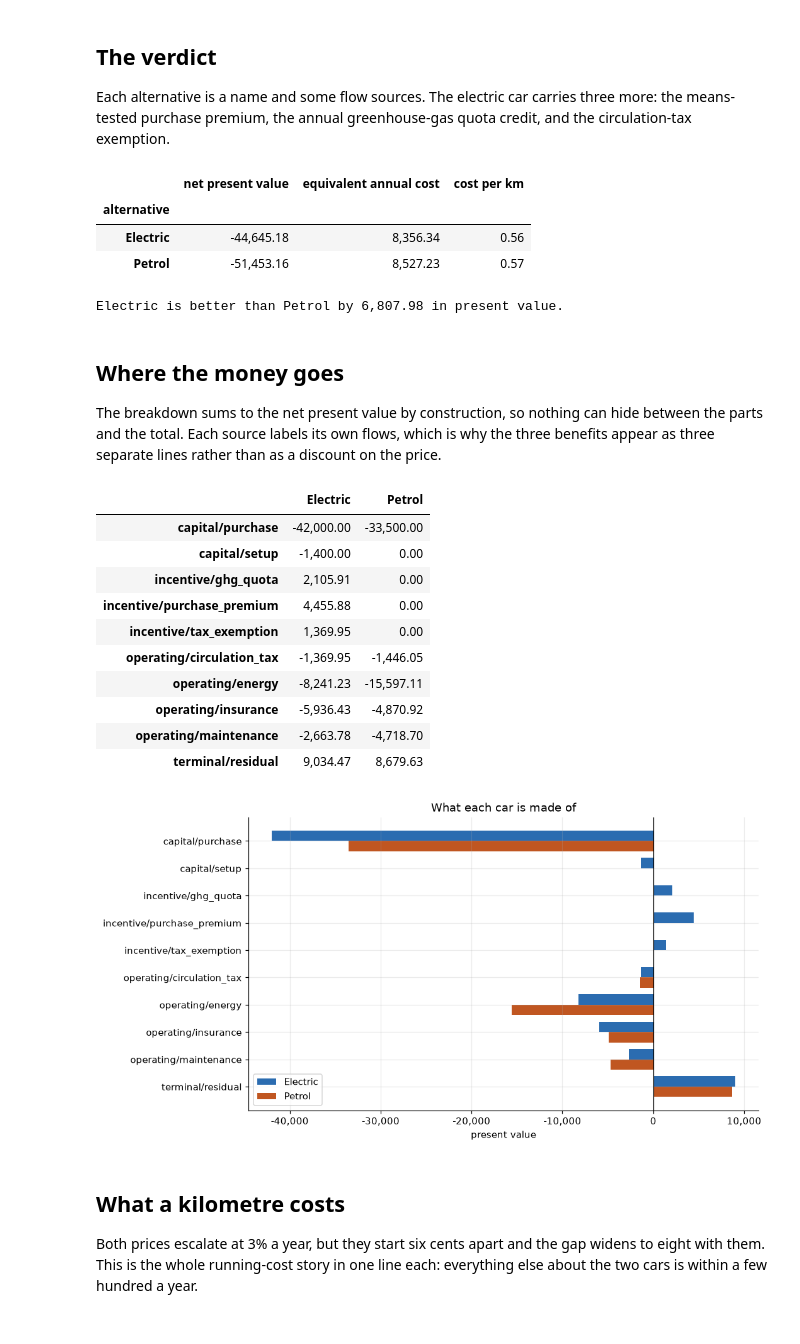
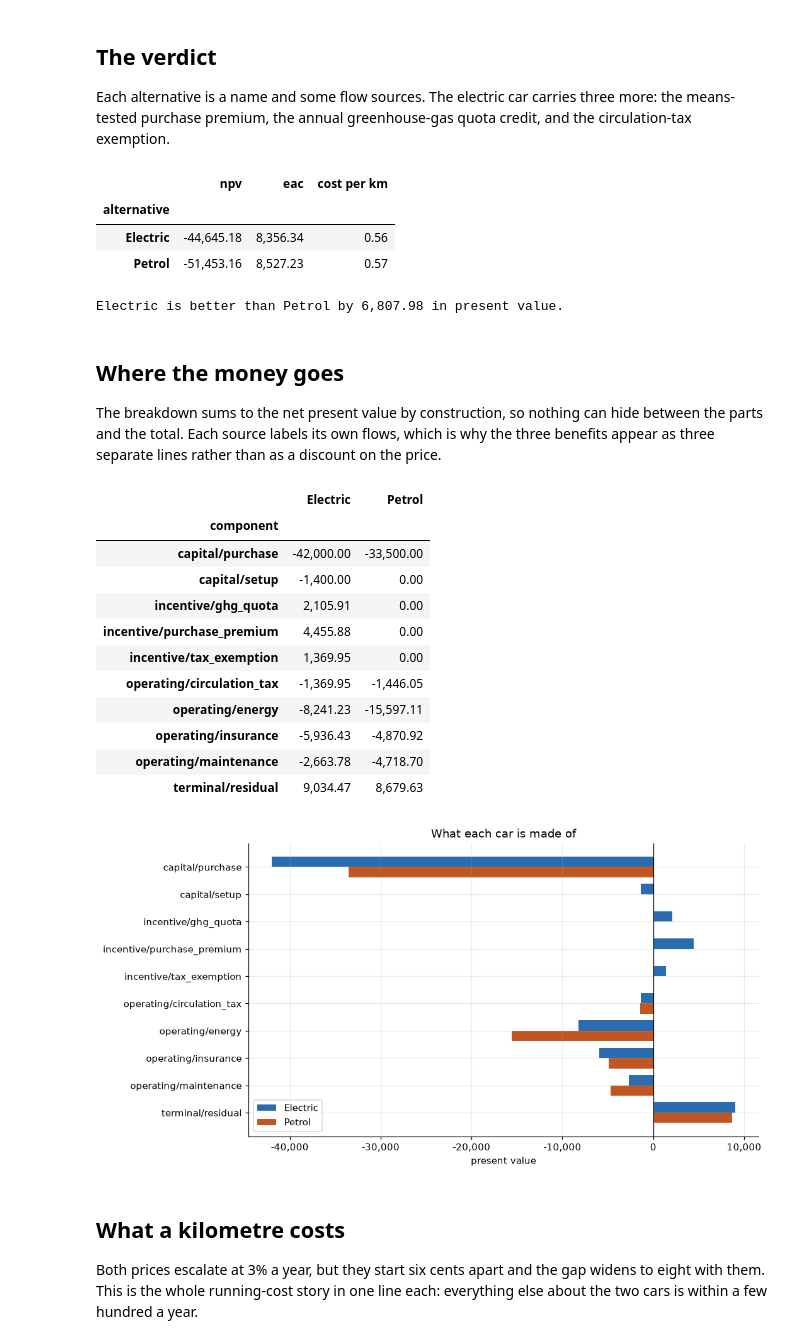
Before and after one commit to PSeros/simplyinvest, a Jupyter notebook: examples/electric_vs_petrol.ipynb, the cells around one changed output. Cells and saved outputs as stored; diff of their text form; code cells hidden in the pictures.

```diff
--- a/examples/electric_vs_petrol.ipynb
+++ b/examples/electric_vs_petrol.ipynb
@@ -150,23 +173,13 @@ case = Case(
 )
 result = case.run()
 
-display(
-    pd.DataFrame(
-        [
-            {
-                "alternative": a.name,
-                "net present value": float(a.npv),
-                "equivalent annual cost": float(a.eac),
-                "cost per km": a.cost_per_unit("km"),
-            }
-            for a in result.ranking()
-        ]
-    ).set_index("alternative")
-)
+ranked = ranking_frame(result)
+ranked["cost per km"] = [result[name].cost_per_unit("km") for name in ranked.index]
+display(ranked[["npv", "eac", "cost per km"]])
 
 print(result.verdict())
 # %% [output]
-|  | net present value | equivalent annual cost | cost per km |
+|  | npv | eac | cost per km |
 | alternative |  |  |  |
 | Electric | -44,645.18 | 8,356.34 | 0.56 |
 | Petrol | -51,453.16 | 8,527.23 | 0.57 |
@@ -179,29 +192,17 @@ hide between the parts and the total. Each source labels its own flows, which
 is why the three benefits appear as three separate lines rather than as a
 discount on the price.
 # %%
-by_name = {
-    a.name: {str(label): float(value) for label, value in a.breakdown().items()}
-    for a in result
-}
-parts = pd.DataFrame(by_name).fillna(0.0).sort_index()
+parts = breakdown_frame(result)
 display(parts)
 
 fig, ax = plt.subplots(figsize=(9.5, 5.5))
-rows = np.arange(len(parts))
-width = 0.38
-for offset, (name, colour) in enumerate(zip(parts.columns, (ELECTRIC, PETROL), strict=True)):
-    ax.barh(rows + (offset - 0.5) * width, parts[name], height=width, label=name, color=colour)
-
-ax.set_yticks(rows, parts.index)
-ax.axvline(0.0, color="black", linewidth=0.8)
-ax.xaxis.set_major_formatter(MONEY)
-ax.set_xlabel("present value")
+breakdown_chart(result, ax=ax)
 ax.set_title("What each car is made of")
 ax.legend(loc="lower left")
-ax.invert_yaxis()
 plt.show()
 # %% [output]
 |  | Electric | Petrol |
+| component |  |  |
 | capital/purchase | -42,000.00 | -33,500.00 |
 | capital/setup | -1,400.00 | 0.00 |
 | incentive/ghg_quota | 2,105.91 | 0.00 |
```
Also changed, not shown: parts of 5 cells of this notebook, 19 other files.
